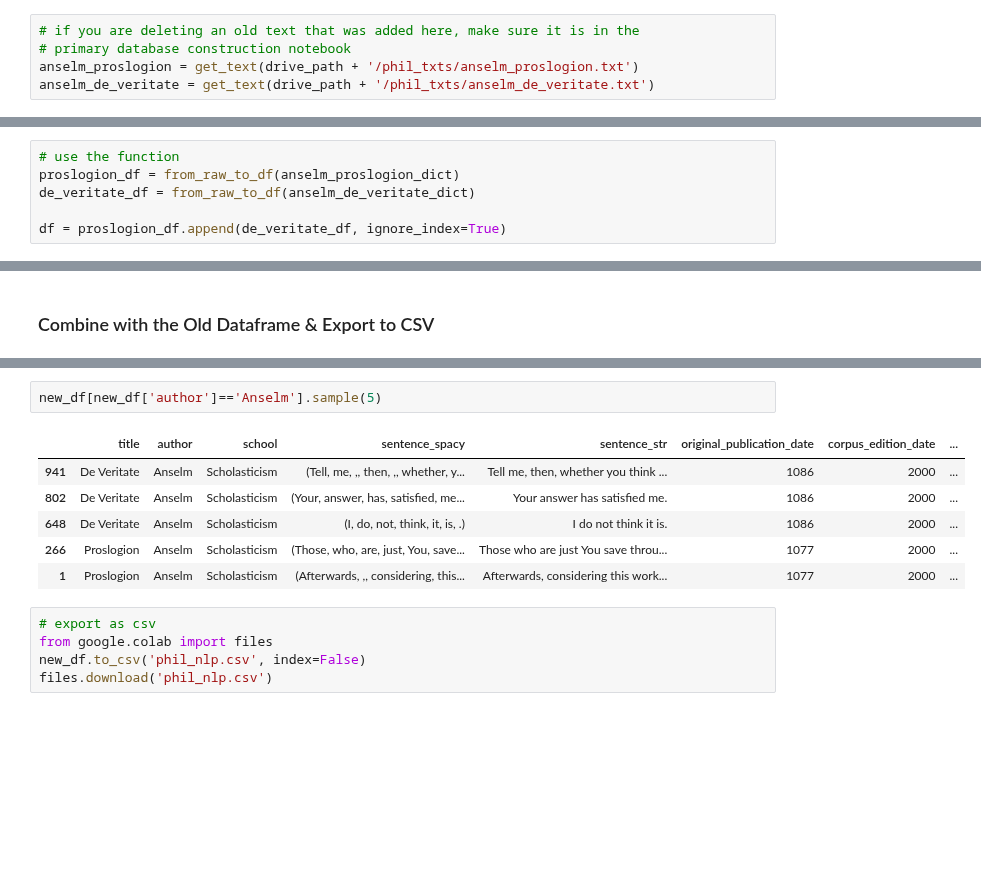
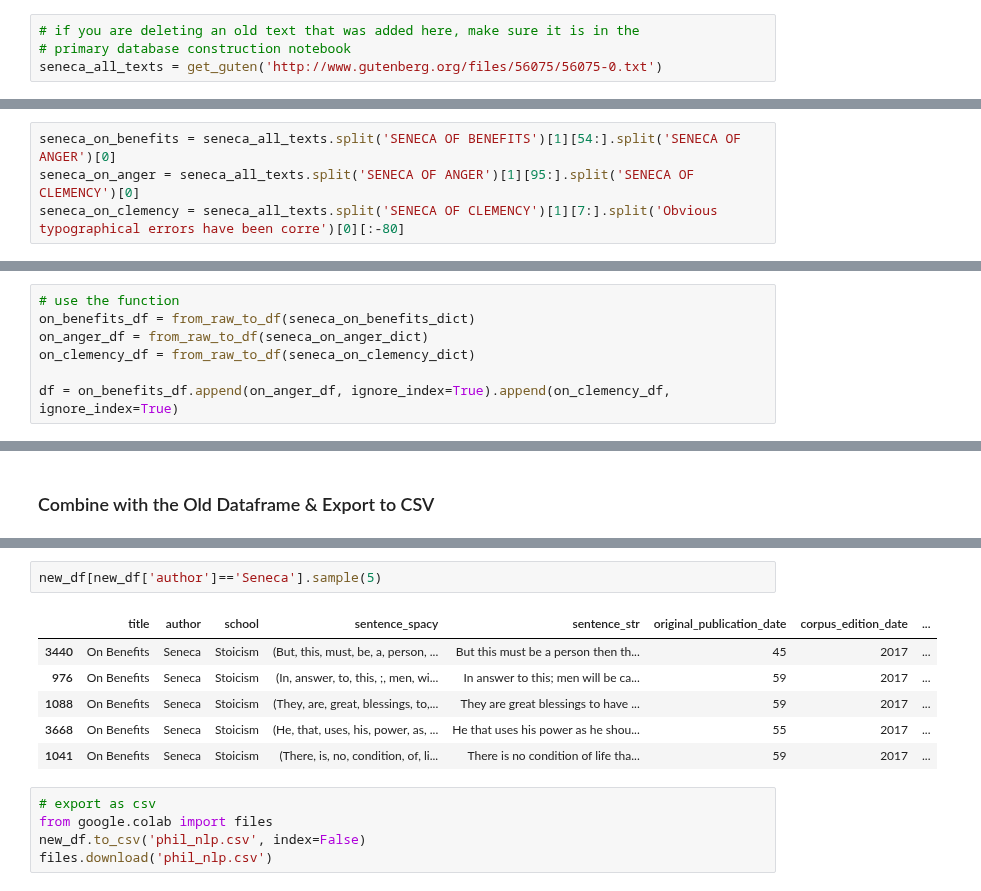
Before and after one commit to kcalizadeh/PDP_data_processing, a Jupyter notebook: new_text_introduction_notebook.ipynb, the cells around one changed output, grey strips where cells are left out. Drawn from its saved outputs; the diff is of its cells as text; blank space fills up the shorter version.

Commit message:
adding seneca texts

```diff
--- a/new_text_introduction_notebook.ipynb
+++ b/new_text_introduction_notebook.ipynb
@@ -30,5 +30,4 @@ You can now load the model via spacy.load('en_core_web_lg')
 # %%
 # if you are deleting an old text that was added here, make sure it is in the
 # primary database construction notebook
-anselm_proslogion = get_text(drive_path + '/phil_txts/anselm_proslogion.txt')
-anselm_de_veritate = get_text(drive_path + '/phil_txts/anselm_de_veritate.txt')
+seneca_all_texts = get_guten('http://www.gutenberg.org/files/56075/56075-0.txt')
@@ -38,3 +34,7 @@ anselm_de_veritate = anselm_de_veritate.split('Preface [to the Three Dialogues')
+# %%
+seneca_on_benefits = seneca_all_texts.split('SENECA OF BENEFITS')[1][54:].split('SENECA OF ANGER')[0]
+seneca_on_anger = seneca_all_texts.split('SENECA OF ANGER')[1][95:].split('SENECA OF CLEMENCY')[0]
+seneca_on_clemency = seneca_all_texts.split('SENECA OF CLEMENCY')[1][7:].split('Obvious typographical errors have been corre')[0][:-80]
 # %% [markdown]
 ### Clean the Text
 # %%
@@ -337,10 +346,11 @@ def from_raw_to_df(text_dict):
   return text_df
 # %%
 # use the function
-proslogion_df = from_raw_to_df(anselm_proslogion_dict)
-de_veritate_df = from_raw_to_df(anselm_de_veritate_dict)
+on_benefits_df = from_raw_to_df(seneca_on_benefits_dict)
+on_anger_df = from_raw_to_df(seneca_on_anger_dict)
+on_clemency_df = from_raw_to_df(seneca_on_clemency_dict)
 
-df = proslogion_df.append(de_veritate_df, ignore_index=True)
+df = on_benefits_df.append(on_anger_df, ignore_index=True).append(on_clemency_df, ignore_index=True)
 # %%
 # checking the result
 pd.options.display.max_colwidth = 200
@@ -568,13 +570,13 @@ Epictetus          0.000883
 Name: author, dtype: float64
 # %%
-new_df[new_df['author']=='Anselm'].sample(5)
+new_df[new_df['author']=='Seneca'].sample(5)
 # %% [output]
 |  | title | author | school | sentence_spacy | sentence_str | original_publication_date | corpus_edition_date | ... |
-| 941 | De Veritate | Anselm | Scholasticism | (Tell, me, ,, then, ,, whether, y... | Tell me, then, whether you think ... | 1086 | 2000 | ... |
-| 802 | De Veritate | Anselm | Scholasticism | (Your, answer, has, satisfied, me... | Your answer has satisfied me. | 1086 | 2000 | ... |
-| 648 | De Veritate | Anselm | Scholasticism | (I, do, not, think, it, is, .) | I do not think it is. | 1086 | 2000 | ... |
-| 266 | Proslogion | Anselm | Scholasticism | (Those, who, are, just, You, save... | Those who are just You save throu... | 1077 | 2000 | ... |
-| 1 | Proslogion | Anselm | Scholasticism | (Afterwards, ,, considering, this... | Afterwards, considering this work... | 1077 | 2000 | ... |
+| 3440 | On Benefits | Seneca | Stoicism | (But, this, must, be, a, person, ... | But this must be a person then th... | 45 | 2017 | ... |
+| 976 | On Benefits | Seneca | Stoicism | (In, answer, to, this, ;, men, wi... | In answer to this; men will be ca... | 59 | 2017 | ... |
+| 1088 | On Benefits | Seneca | Stoicism | (They, are, great, blessings, to,... | They are great blessings to have ... | 59 | 2017 | ... |
+| 3668 | On Benefits | Seneca | Stoicism | (He, that, uses, his, power, as, ... | He that uses his power as he shou... | 55 | 2017 | ... |
+| 1041 | On Benefits | Seneca | Stoicism | (There, is, no, condition, of, li... | There is no condition of life tha... | 59 | 2017 | ... |
 # %%
 # export as csv
 from google.colab import files
```
Also changed, not shown: parts of 25 cells of this notebook.
